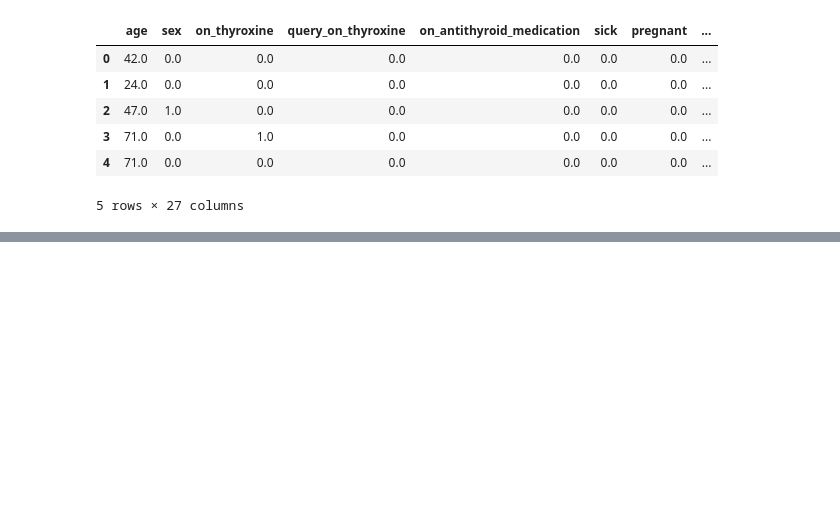
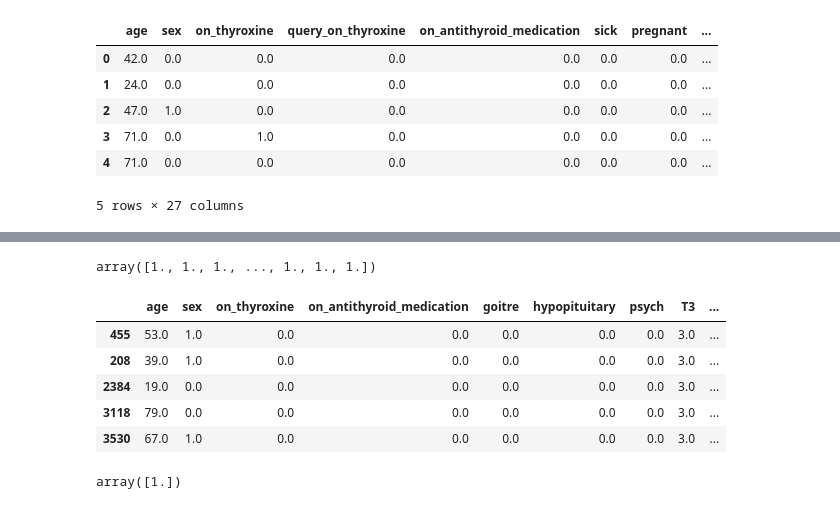
Before and after one commit to AbhishekPalsra/Thyroid_Disease_Detection, a Jupyter notebook: notebook/preprocessing_thyroid.ipynb, the cells around one changed output, grey strips where cells are left out. Drawn from its saved outputs; the diff is of its cells as text; code cells hidden in the pictures; blank space fills up the shorter version.

```diff
--- a/notebook/preprocessing_thyroid.ipynb
+++ b/notebook/preprocessing_thyroid.ipynb
@@ -1010,0 +1063,6 @@ best_model.score(X_test,y_test)
+# %%
+X= new_df.drop("Class", axis = 1)
+y = new_df["Class"]
+# %%
+# splitting the data into training and test set for each cluster one by one
+X_train, X_test, y_train, y_test = train_test_split(X, y, test_size=1 / 3, random_state=100)
@@ -1010,0 +1091,21 @@ best_model.score(X_test,y_test)
+# %%
+
+# Prediction using random forest
+prediction_random_forest=rf_clf.predict(X_test)
+prediction_random_forest
+# %% [output]
+array([1., 1., 1., ..., 1., 1., 1.])
+# %%
+X_train.head()
+# %% [output]
+|  | age | sex | on_thyroxine | on_antithyroid_medication | goitre | hypopituitary | psych | T3 | ... |
+| 455 | 53.0 | 1.0 | 0.0 | 0.0 | 0.0 | 0.0 | 0.0 | 3.0 | ... |
+| 208 | 39.0 | 1.0 | 0.0 | 0.0 | 0.0 | 0.0 | 0.0 | 3.0 | ... |
+| 2384 | 19.0 | 0.0 | 0.0 | 0.0 | 0.0 | 0.0 | 0.0 | 3.0 | ... |
+| 3118 | 79.0 | 0.0 | 0.0 | 0.0 | 0.0 | 0.0 | 0.0 | 3.0 | ... |
+| 3530 | 67.0 | 1.0 | 0.0 | 0.0 | 0.0 | 0.0 | 0.0 | 3.0 | ... |
+# %%
+
+rf_clf.predict([[53,1.0,0.0,0.0,0.0,0.0,0.0,3.0, 89.0,2.0,111.0]])
+# %% [output]
+array([1.])
```
Also changed, not shown: parts of 29 cells of this notebook, 5 other files.
